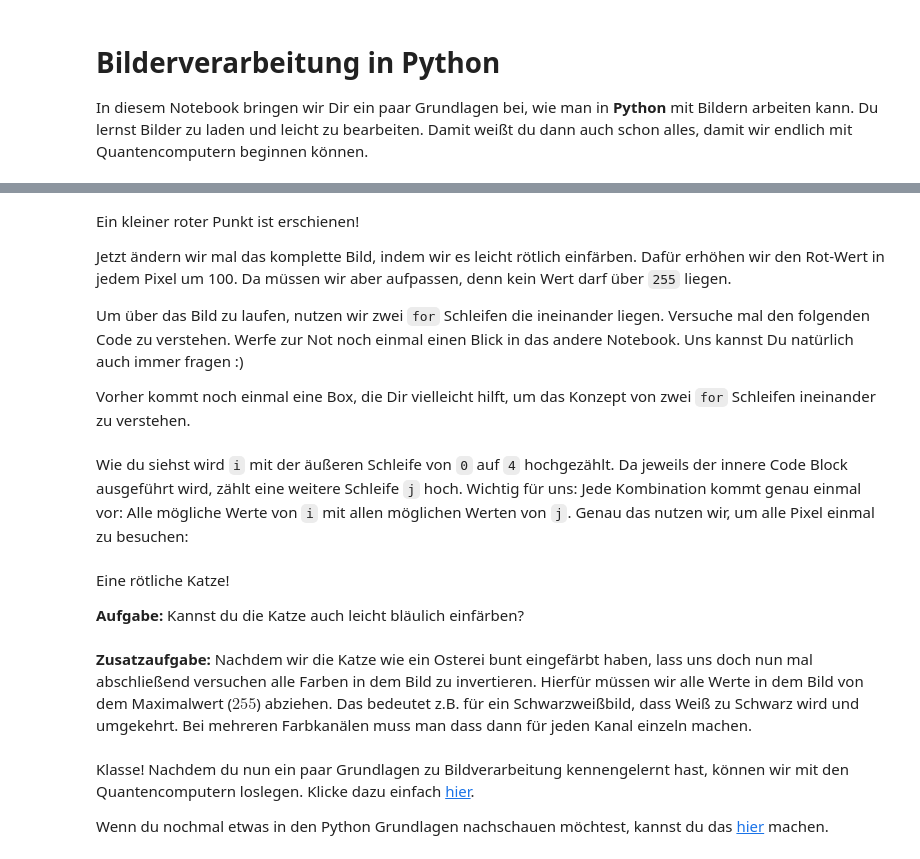
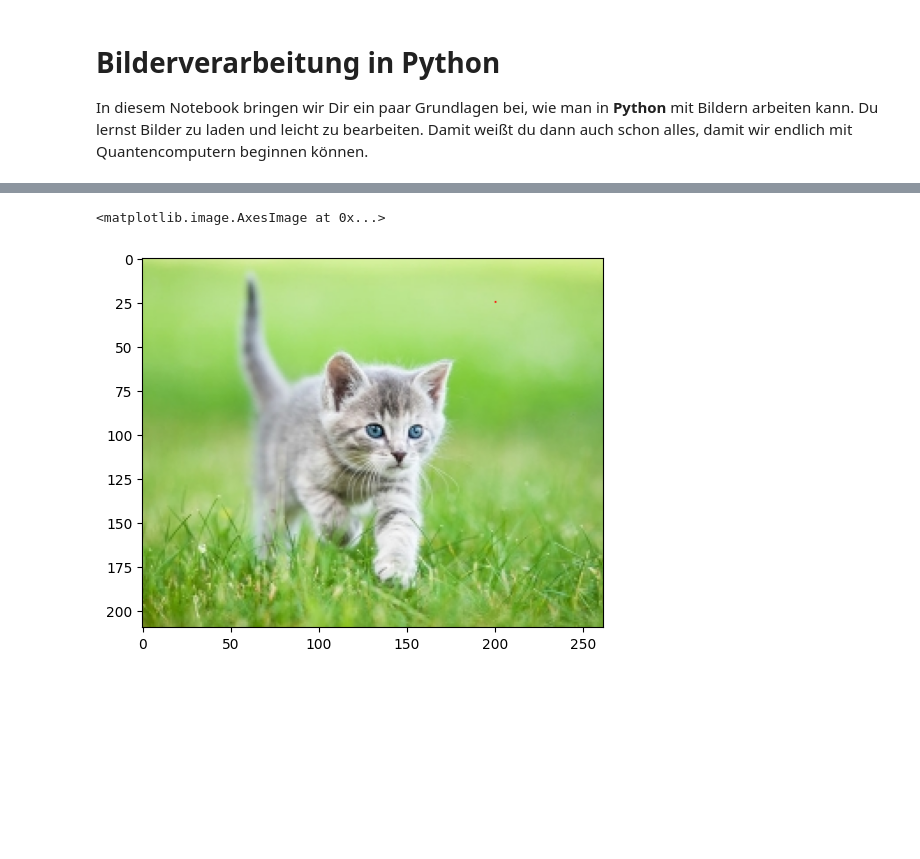
Before and after one commit to eileen-kuehn/intro_qc4images, a Jupyter notebook: worksheets/Image_Basics.ipynb, the cells around one changed output, grey strips where cells are left out. Drawn from its saved outputs; the diff is of its cells as text; code cells hidden in the pictures; blank space fills up the shorter version.

```diff
--- a/worksheets/Image_Basics.ipynb
+++ b/worksheets/Image_Basics.ipynb
@@ -114,15 +165,9 @@ Genau so wie mit Listen, kann man auch Werte so neu zuweisen. Wir setzen mal ein
 # %%
 image[25, 200, 0] = 255
 image[25, 200, 1] = 0
 image[25, 200, 2] = 0
 
-imshow(image)
+utils.imshow(image)
+# %% [output]
+<matplotlib.image.AxesImage at 0x...>
+[figure, added]
-# %% [markdown]
-Ein kleiner roter Punkt ist erschienen!
-
-Jetzt ändern wir mal das komplette Bild, indem wir es leicht rötlich einfärben. Dafür erhöhen wir den Rot-Wert in jedem Pixel um 100. Da müssen wir aber aufpassen, denn kein Wert darf über `255` liegen.
-
-Um über das Bild zu laufen, nutzen wir zwei `for` Schleifen die ineinander liegen.
-Versuche mal den folgenden Code zu verstehen. Werfe zur Not noch einmal einen Blick in das andere Notebook. Uns kannst Du natürlich auch immer fragen :)
-
-Vorher kommt noch einmal eine Box, die Dir vielleicht hilft, um das Konzept von zwei `for` Schleifen ineinander zu verstehen.
@@ -133,2 +173,0 @@ for i in range(5):
-# %% [markdown]
-Wie du siehst wird `i` mit der äußeren Schleife von `0` auf `4` hochgezählt. Da jeweils der innere Code Block ausgeführt wird, zählt eine weitere Schleife `j` hoch. Wichtig für uns: Jede Kombination kommt genau einmal vor: Alle mögliche Werte von `i` mit allen möglichen Werten von `j`. Genau das nutzen wir, um alle Pixel einmal zu besuchen:
@@ -162,4 +173,0 @@ imshow(image)
-# %% [markdown]
-Eine rötliche Katze!
-
-**Aufgabe:** Kannst du die Katze auch leicht bläulich einfärben?
@@ -172,2 +173,0 @@ image = load_image("./images/Kitten.jpg")
-# %% [markdown]
-**Zusatzaufgabe:** Nachdem wir die Katze wie ein Osterei bunt eingefärbt haben, lass uns doch nun mal abschließend versuchen alle Farben in dem Bild zu invertieren. Hierfür müssen wir alle Werte in dem Bild von dem Maximalwert ($255$) abziehen. Das bedeutet z.B. für ein Schwarzweißbild, dass Weiß zu Schwarz wird und umgekehrt. Bei mehreren Farbkanälen muss man dass dann für jeden Kanal einzeln machen.
@@ -194,4 +173,0 @@ imshow(image_copy)
-# %% [markdown]
-Klasse! Nachdem du nun ein paar Grundlagen zu Bildverarbeitung kennengelernt hast, können wir mit den Quantencomputern loslegen. Klicke dazu einfach [hier](./QolorQoding.ipynb).
-
-Wenn du nochmal etwas in den Python Grundlagen nachschauen möchtest, kannst du das [hier](./Python_Basics.ipynb) machen.
```
Also changed, not shown: parts of 56 cells of this notebook, 7 other files.
